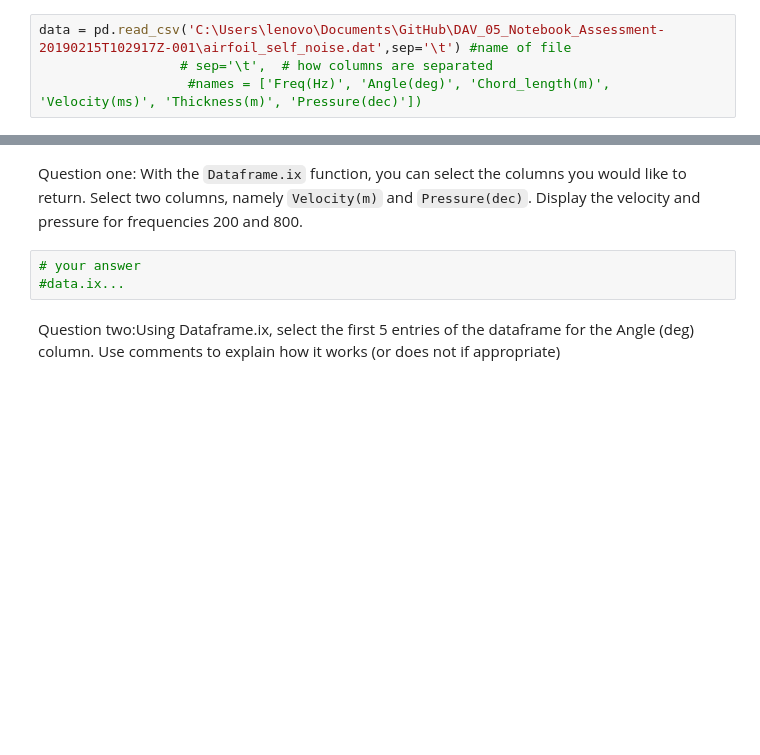
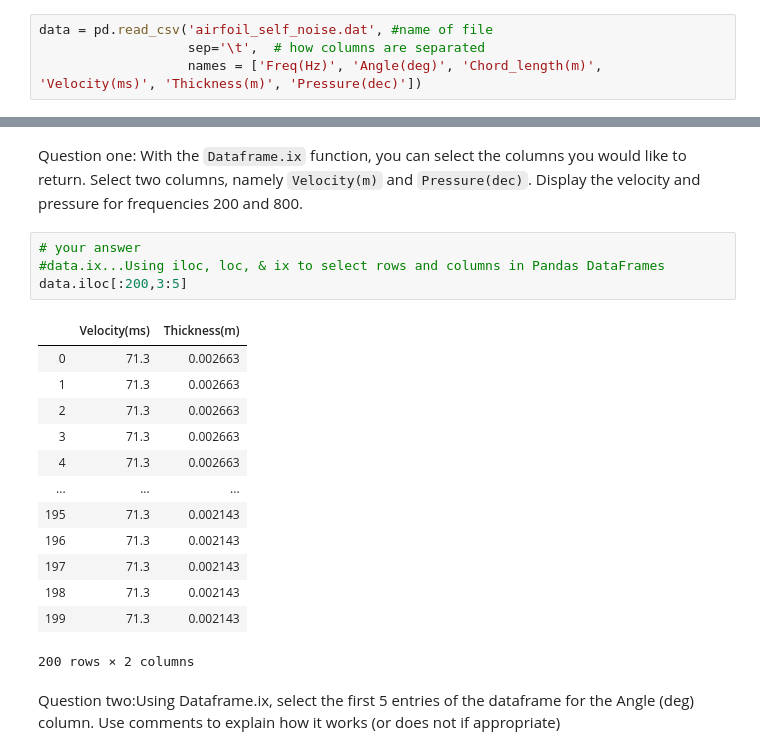
Before and after one commit to mabera2020/-DAV_01_Data_Wrangling-_with_Pandas, a Jupyter notebook: dav_01_data_wrangling_with_pandas.ipynb, the cells around one changed output, grey strips where cells are left out. Cells and saved outputs as stored; diff of their text form; blank space fills up the shorter version.

```diff
--- a/dav_01_data_wrangling_with_pandas.ipynb
+++ b/dav_01_data_wrangling_with_pandas.ipynb
@@ -37,6 +38,6 @@ The only output is:
 
 First open the file and investigate the headings in the column and the separator used to separate columns. We observe the columns have no headings, so when we use Pandas to load the file into a dataframe, we provide the names of the columns using the information given above.
 # %%
-data = pd.read_csv('C:\Users\lenovo\Documents\GitHub\DAV_05_Notebook_Assessment-20190215T102917Z-001\airfoil_self_noise.dat',sep='\t') #name of file
-                  # sep='\t',  # how columns are separated
-                   #names = ['Freq(Hz)', 'Angle(deg)', 'Chord_length(m)', 'Velocity(ms)', 'Thickness(m)', 'Pressure(dec)'])
+data = pd.read_csv('airfoil_self_noise.dat', #name of file
+                   sep='\t',  # how columns are separated
+                   names = ['Freq(Hz)', 'Angle(deg)', 'Chord_length(m)', 'Velocity(ms)', 'Thickness(m)', 'Pressure(dec)'])
@@ -363,9 +362,24 @@ For all the questions below, write your code and comments to define your approac
 # %% [markdown]
 Question one:
 With the `Dataframe.ix` function, you can select the columns you would like to return. Select two columns, namely `Velocity(m)` and `Pressure(dec)`. Display the velocity and pressure for frequencies 200 and 800.
-# %%
-# your answer
-#data.ix...
+# %%
+# your answer
+#data.ix...Using iloc, loc, & ix to select rows and columns in Pandas DataFrames
+data.iloc[:200,3:5]
+# %% [output]
+|  | Velocity(ms) | Thickness(m) |
+| 0 | 71.3 | 0.002663 |
+| 1 | 71.3 | 0.002663 |
+| 2 | 71.3 | 0.002663 |
+| 3 | 71.3 | 0.002663 |
+| 4 | 71.3 | 0.002663 |
+| ... | ... | ... |
+| 195 | 71.3 | 0.002143 |
+| 196 | 71.3 | 0.002143 |
+| 197 | 71.3 | 0.002143 |
+| 198 | 71.3 | 0.002143 |
+| 199 | 71.3 | 0.002143 |
+200 rows × 2 columns
 # %% [markdown]
 Question two:Using Dataframe.ix, select the first 5 entries of the dataframe for the Angle (deg) column. Use comments to explain how it works (or does not if appropriate)
 # %%
```
Also changed, not shown: parts of 2 cells of this notebook.
